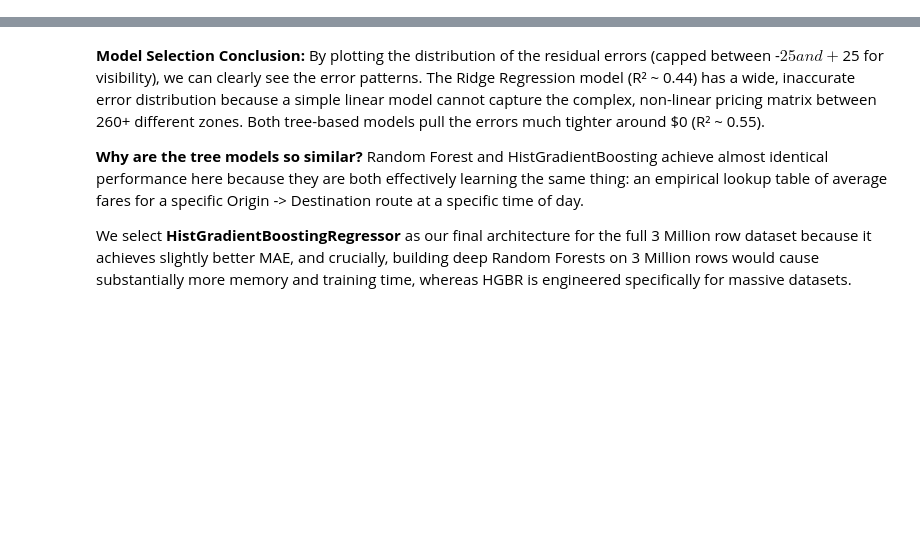
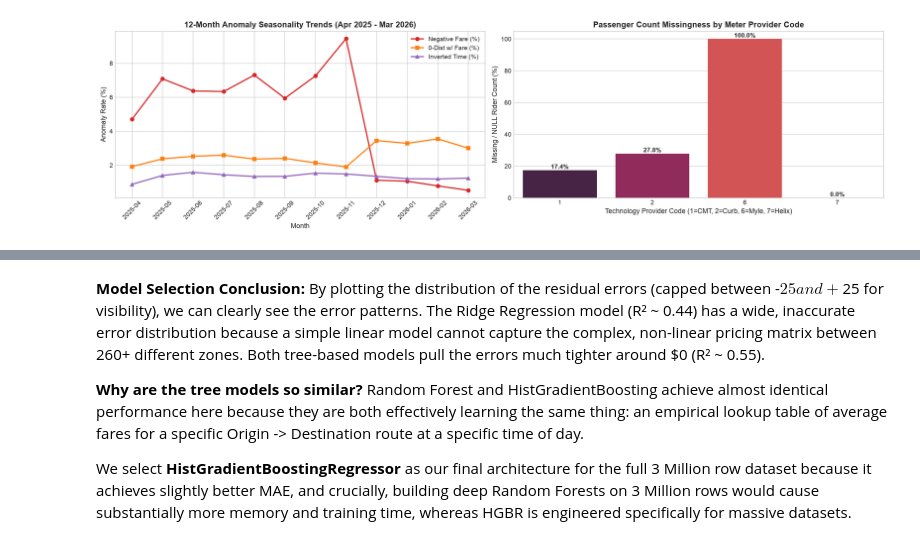
Before and after one commit to thuva18/Datathon-2026-Urban-Flow-Analytics, a Jupyter notebook: code/TeamName_FinalNotebook.ipynb, the cells around one changed output, grey strips where cells are left out. Saved outputs shown, nothing was run; the diff lists cells and outputs as text; code cells hidden in the pictures; blank space fills up the shorter version.

```diff
--- a/code/TeamName_FinalNotebook.ipynb
+++ b/code/TeamName_FinalNotebook.ipynb
@@ -985,0 +229,53 @@ Before training on the massive 3 Million row dataset, we extract a smaller 100,0
+# %%
+# Diagnostic 1: Monthly Anomaly Seasonality
+month_anomaly_sql = f'''
+SELECT
+    strftime(pickup_timestamp, '%Y-%m') AS trip_month,
+    COUNT(*) AS total_trips,
+    ROUND(COUNT(CASE WHEN base_fare < 0 THEN 1 END) * 100.0 / COUNT(*), 3) AS pct_neg_fare,
+    ROUND(COUNT(CASE WHEN distance_miles == 0 AND base_fare > 0 THEN 1 END) * 100.0 / COUNT(*), 3) AS pct_zero_dist_pos_fare,
+    ROUND(COUNT(CASE WHEN rider_count == 0 OR rider_count IS NULL THEN 1 END) * 100.0 / COUNT(*), 3) AS pct_zero_rider,
+    ROUND(COUNT(CASE WHEN dropoff_timestamp <= pickup_timestamp THEN 1 END) * 100.0 / COUNT(*), 3) AS pct_inverted_time
+FROM '{MERGED_PARQUET}'
+WHERE pickup_timestamp >= '2025-04-01' AND pickup_timestamp <= '2026-03-31 23:59:59'
+GROUP BY trip_month
+ORDER BY trip_month
+'''
+df_month_anomalies = con.execute(month_anomaly_sql).df()
+
+# Diagnostic 2: Provider-Level Missingness Audit
+provider_missing_sql = f'''
+SELECT
+    provider_code,
+    COUNT(*) AS total_trips,
+    ROUND(COUNT(*) * 100.0 / SUM(COUNT(*)) OVER(), 2) AS market_share_pct,
+    COUNT(CASE WHEN rider_count IS NULL THEN 1 END) AS null_riders,
+    ROUND(COUNT(CASE WHEN rider_count IS NULL THEN 1 END) * 100.0 / COUNT(*), 2) AS null_rider_pct,
+    COUNT(CASE WHEN Airport_fee IS NULL THEN 1 END) AS null_airport_fee,
+    ROUND(AVG(base_fare), 2) AS avg_base_fare
+FROM '{MERGED_PARQUET}'
+GROUP BY provider_code
+ORDER BY total_trips DESC
+'''
+df_provider_missing = con.execute(provider_missing_sql).df()
+
+fig, (ax1, ax2) = plt.subplots(1, 2, figsize=(18, 5))
+ax1.plot(df_month_anomalies['trip_month'], df_month_anomalies['pct_neg_fare'], marker='o', label='Negative Fare (%)', color='#d62728', linewidth=2)
+ax1.plot(df_month_anomalies['trip_month'], df_month_anomalies['pct_zero_dist_pos_fare'], marker='s', label='0-Dist w/ Fare (%)', color='#ff7f0e', linewidth=2)
+ax1.plot(df_month_anomalies['trip_month'], df_month_anomalies['pct_inverted_time'], marker='^', label='Inverted Time (%)', color='#9467bd', linewidth=2)
+ax1.set_title('12-Month Anomaly Seasonality Trends (Apr 2025 - Mar 2026)', fontsize=13, fontweight='bold')
+ax1.set_xlabel('Month')
+ax1.set_ylabel('Anomaly Rate (%)')
+ax1.tick_params(axis='x', rotation=45)
+ax1.legend(loc='upper right')
+
+sns.barplot(data=df_provider_missing, x='provider_code', y='null_rider_pct', palette='rocket', ax=ax2)
+ax2.set_title('Passenger Count Missingness by Meter Provider Code', fontsize=13, fontweight='bold')
+ax2.set_xlabel('Technology Provider Code (1=CMT, 2=Curb, 6=Myle, 7=Helix)')
+ax2.set_ylabel('Missing / NULL Rider Count (%)')
+for p in ax2.patches:
+    ax2.annotate(f'{p.get_height():.1f}%', (p.get_x() + p.get_width() / 2., p.get_height() + 1), ha='center', fontsize=10, fontweight='bold')
+plt.tight_layout()
+plt.show()
+# %% [output]
+[figure, added]
```
Also changed, not shown: parts of 62 cells of this notebook, 6 other files.
